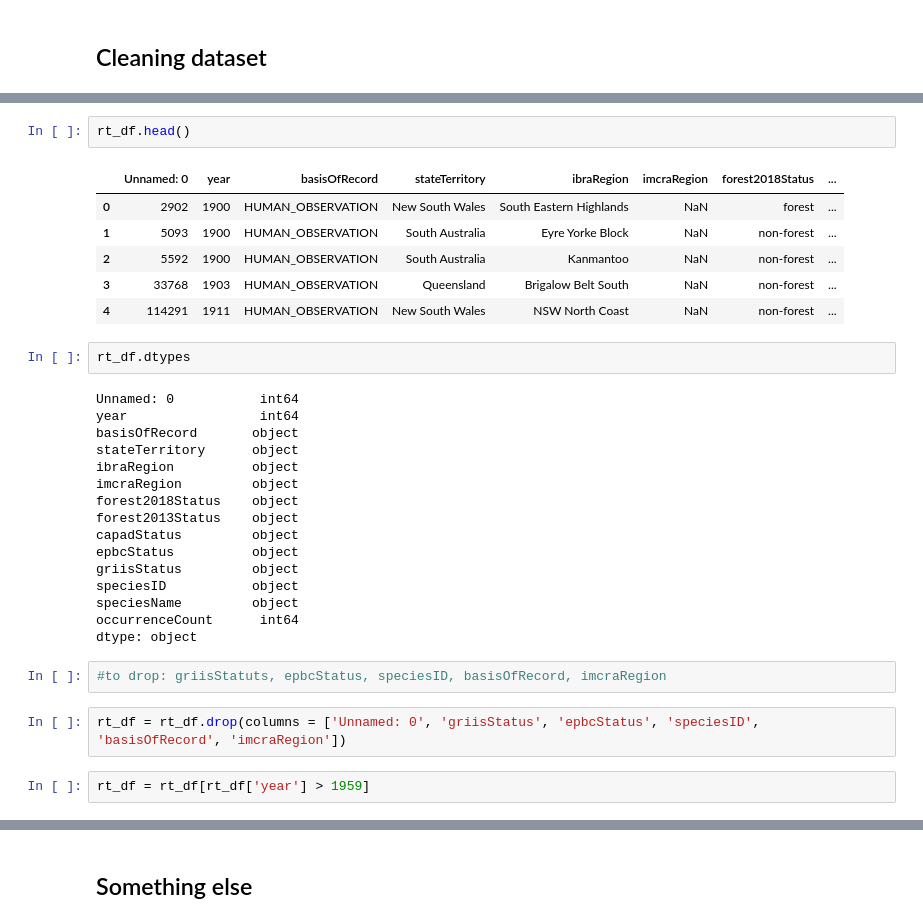
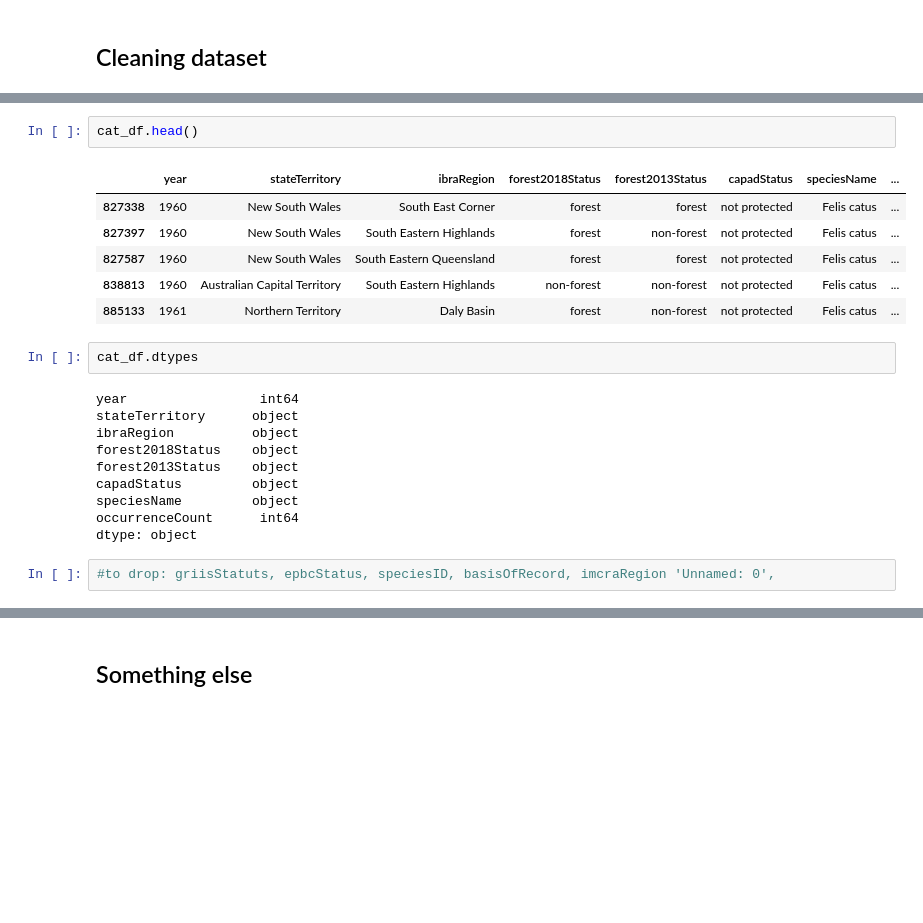
Before and after one commit to liza-drini/ceu-ds-project-C-2026, a Jupyter notebook: src/ben_realtime.ipynb, the cells around one changed output, grey strips where cells are left out. Drawn from its saved outputs; the diff is of its cells as text; blank space fills up the shorter version.

```diff
--- a/src/ben_realtime.ipynb
+++ b/src/ben_realtime.ipynb
@@ -57,34 +68,24 @@ rt_df = pd.read_csv('../datasets/Cat_only_rt.csv')
 # %%
-rt_df.head()
+cat_df.head()
 # %% [output]
-|  | Unnamed: 0 | year | basisOfRecord | stateTerritory | ibraRegion | imcraRegion | forest2018Status | ... |
-| 0 | 2902 | 1900 | HUMAN_OBSERVATION | New South Wales | South Eastern Highlands | NaN | forest | ... |
-| 1 | 5093 | 1900 | HUMAN_OBSERVATION | South Australia | Eyre Yorke Block | NaN | non-forest | ... |
-| 2 | 5592 | 1900 | HUMAN_OBSERVATION | South Australia | Kanmantoo | NaN | non-forest | ... |
-| 3 | 33768 | 1903 | HUMAN_OBSERVATION | Queensland | Brigalow Belt South | NaN | non-forest | ... |
-| 4 | 114291 | 1911 | HUMAN_OBSERVATION | New South Wales | NSW North Coast | NaN | non-forest | ... |
+|  | year | stateTerritory | ibraRegion | forest2018Status | forest2013Status | capadStatus | speciesName | ... |
+| 827338 | 1960 | New South Wales | South East Corner | forest | forest | not protected | Felis catus | ... |
+| 827397 | 1960 | New South Wales | South Eastern Highlands | forest | non-forest | not protected | Felis catus | ... |
+| 827587 | 1960 | New South Wales | South Eastern Queensland | forest | forest | not protected | Felis catus | ... |
+| 838813 | 1960 | Australian Capital Territory | South Eastern Highlands | non-forest | non-forest | not protected | Felis catus | ... |
+| 885133 | 1961 | Northern Territory | Daly Basin | forest | non-forest | not protected | Felis catus | ... |
 # %%
-rt_df.dtypes
+cat_df.dtypes
 # %% [output]
-Unnamed: 0           int64
 year                 int64
-basisOfRecord       object
 stateTerritory      object
 ibraRegion          object
-imcraRegion         object
 forest2018Status    object
 forest2013Status    object
 capadStatus         object
-epbcStatus          object
-griisStatus         object
-speciesID           object
 speciesName         object
 occurrenceCount      int64
 dtype: object
 # %%
-#to drop: griisStatuts, epbcStatus, speciesID, basisOfRecord, imcraRegion
+#to drop: griisStatuts, epbcStatus, speciesID, basisOfRecord, imcraRegion 'Unnamed: 0',
-# %%
-rt_df = rt_df.drop(columns = ['Unnamed: 0', 'griisStatus', 'epbcStatus', 'speciesID', 'basisOfRecord', 'imcraRegion'])
-# %%
-rt_df = rt_df[rt_df['year'] > 1959]
 # %%
```
Also changed, not shown: parts of 11 cells of this notebook, 1 other file.
